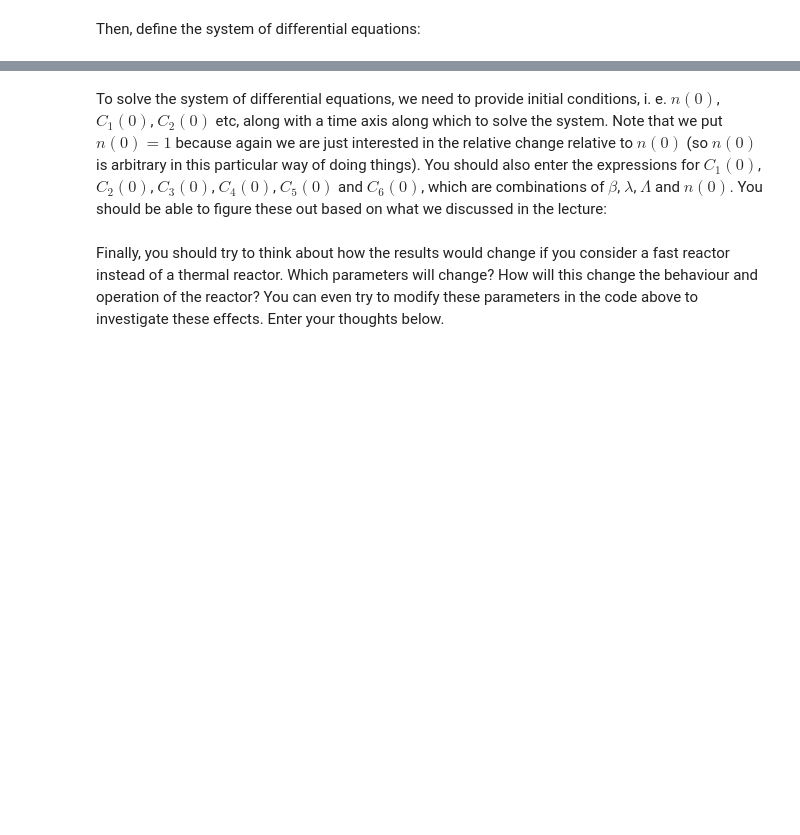
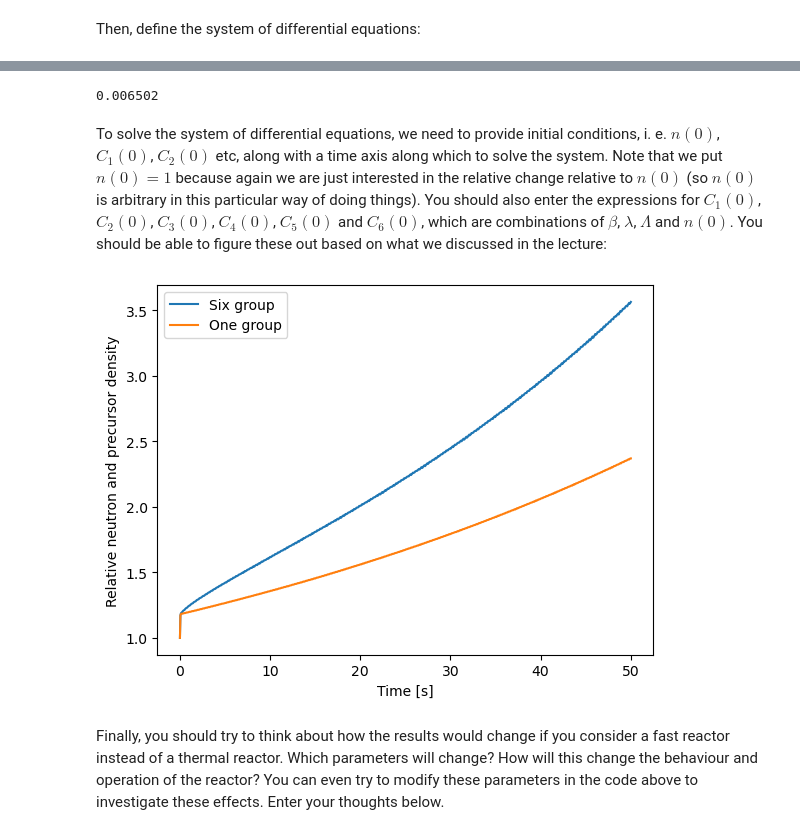
Before and after one commit to sewerininc/poetry_envs, a Jupyter notebook: reaktorfysik/RFP/Datalabs/Datalab08/8-Reactor_kinetics.ipynb, the cells around one changed output, grey strips where cells are left out. Cells and saved outputs as stored; diff of their text form; code cells hidden in the pictures; blank space fills up the shorter version.

```diff
--- a/reaktorfysik/RFP/Datalabs/Datalab08/8-Reactor_kinetics.ipynb
+++ b/reaktorfysik/RFP/Datalabs/Datalab08/8-Reactor_kinetics.ipynb
@@ -421,53 +425,65 @@ Then, define the system of differential equations:
+# %%
+np.array([l*c for l,c in zip(beta_six_gr, [1,1,1,1,1,1])]).sum()
+# %% [output]
+0.006502
 # %%
-def six_group_system(t, z, rho, beta_six_gr, Lambda, lambda_six_gr):
+def six_group_system(t, z, rho, beta_six_gr, Lambda, lambda_one_gr):
 
     n, C1, C2, C3, C4, C5, C6 = z
 
     beta_tot = sum(beta_six_gr)
 
+    sum_lambda_c = np.array([l*c for l,c in zip(lambda_one_gr, [C1, C2, C3, C4, C5, C6])]).sum()
+
     ## Here, enter the six-group point kinetics equations (i. e. dn/dt, dC1/dt, dC2_dt, ...):
-    dn_dt = # enter code here
-    dC1_dt = # enter code here
-    dC2_dt = # enter code here
-    dC3_dt = # enter code here
-    dC4_dt = # enter code here
-    dC5_dt = # enter code here
-    dC6_dt = # enter code here
+    dn_dt = (rho - beta_tot) / Lambda * n + sum_lambda_c
+    dC1_dt = beta_six_gr[0] / Lambda * n - lambda_one_gr[0] * C1
+    dC2_dt = beta_six_gr[1] / Lambda * n - lambda_one_gr[1] * C2
+    dC3_dt = beta_six_gr[2] / Lambda * n - lambda_one_gr[2] * C3
+    dC4_dt = beta_six_gr[3] / Lambda * n - lambda_one_gr[3] * C4
+    dC5_dt = beta_six_gr[4] / Lambda * n - lambda_one_gr[4] * C5
+    dC6_dt = beta_six_gr[5] / Lambda * n - lambda_one_gr[5] * C6
 
     return [dn_dt, dC1_dt, dC2_dt, dC3_dt, dC4_dt, dC5_dt, dC6_dt]
 # %% [markdown]
 To solve the system of differential equations, we need to provide initial conditions, i. e. $n(0)$, $C_1(0)$, $C_2(0)$ etc, along with a time axis along which to solve the system. Note that we put $n(0) = 1$ because again we are just interested in the relative change relative to $n(0)$ (so $n(0)$ is arbitrary in this particular way of doing things). You should also enter the expressions for $C_1(0)$, $C_2(0)$, $C_3(0)$, $C_4(0)$, $C_5(0)$ and $C_6(0)$, which are combinations of $\beta$, $\lambda$, $\Lambda$ and $n(0)$. You should be able to figure these out based on what we discussed in the lecture:
 # %%
 n_0 = 1
-C1_0 = # enter code here
-C2_0 = # enter code here
-C3_0 = # enter code here
-C4_0 = # enter code here
-C5_0 = # enter code here
-C6_0 = # enter code here
+C1_0 = (2 * beta_six_gr[0]) / (2 * lambda_six_gr[0] * Lambda)
+C2_0 = (2 * beta_six_gr[1]) / (2 * lambda_six_gr[1] * Lambda)
+C3_0 = (2 * beta_six_gr[2]) / (2 * lambda_six_gr[2] * Lambda)
+C4_0 = (2 * beta_six_gr[3]) / (2 * lambda_six_gr[3] * Lambda)
+C5_0 = (2 * beta_six_gr[4]) / (2 * lambda_six_gr[4] * Lambda)
+C6_0 = (2 * beta_six_gr[5]) / (2 * lambda_six_gr[5] * Lambda)
 
 t_numerical = np.linspace(0, 50, 1000)                      # solve the problem between t = 0 and t=50 seconds.
 
-solution = solve_ivp(fun=six_group_system, t_span=[t_numerical[0], t_numerical[-1]], y0=[n_0, C1_0, C2_0, C3_0, C4_0, C5_0, C6_0], args=(rho, beta_six_gr, Lambda, lambda_six_gr), dense_output=True)          ## dense_output allows you to solve explicitly for the whole t vector later
+solution = solve_ivp(fun=six_group_system, t_span=[t_numerical[0], t_numerical[-1]],
+                     y0=[n_0, C1_0, C2_0, C3_0, C4_0, C5_0, C6_0],
+                     args=(rho, beta_six_gr, Lambda, lambda_six_gr), dense_output=True)
+## dense_output allows you to solve explicitly for the whole t vector later
 
 
 solution_six_gr = solution.sol(t_numerical)
 
 
 n_numerical_six_gr = solution_six_gr[0]
 C1_numerical_six_gr = solution_six_gr[1]
 C2_numerical_six_gr = solution_six_gr[2]
 C3_numerical_six_gr = solution_six_gr[3]
 C4_numerical_six_gr = solution_six_gr[4]
 C5_numerical_six_gr = solution_six_gr[5]
 C6_numerical_six_gr = solution_six_gr[6]
 
 plt.plot(t_numerical, n_numerical_six_gr/n_0, label='Six group')
 plt.plot(t_numerical, n_numerical_one_gr/n_0, label='One group')
 
 plt.xlabel('Time [s]')
 plt.ylabel('Relative neutron and precursor density')
 plt.legend()
+plt.show()
+# %% [output]
+[figure, added]
 # %% [markdown]
 Finally, you should try to think about how the results would change if you consider a fast reactor instead of a thermal reactor. Which parameters will change? How will this change the behaviour and operation of the reactor? You can even try to modify these parameters in the code above to investigate these effects. Enter your thoughts below.
 # %% [markdown]
```
Also changed, not shown: parts of 15 cells of this notebook.
